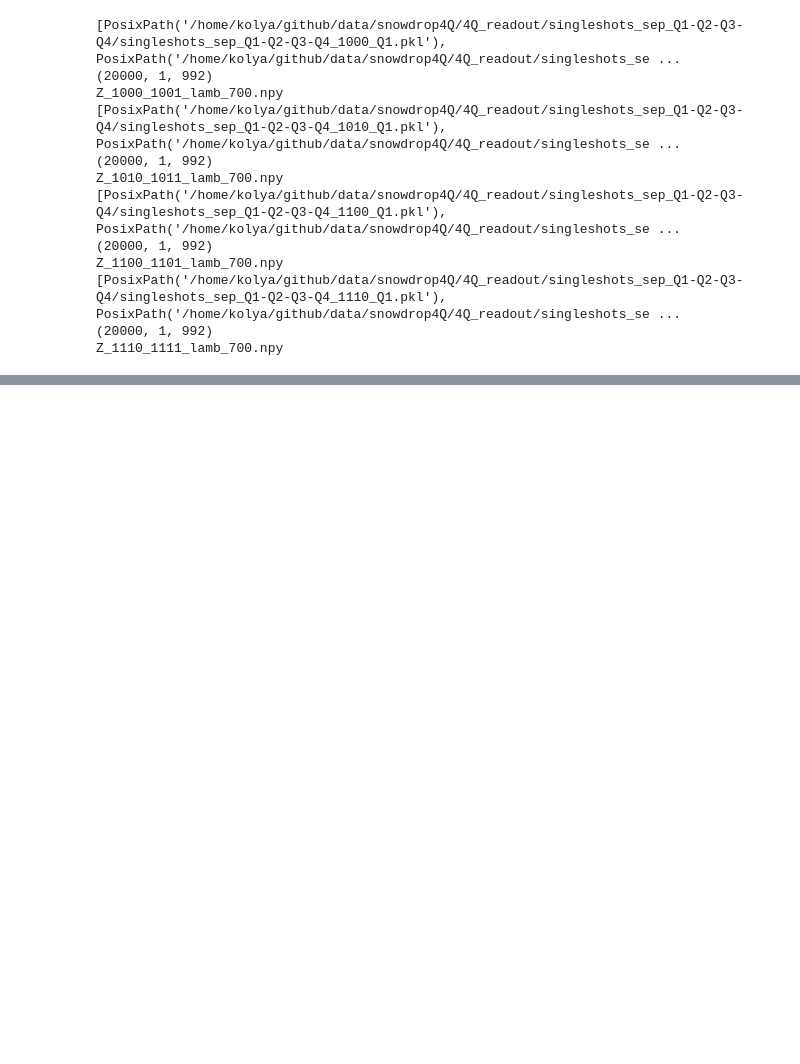
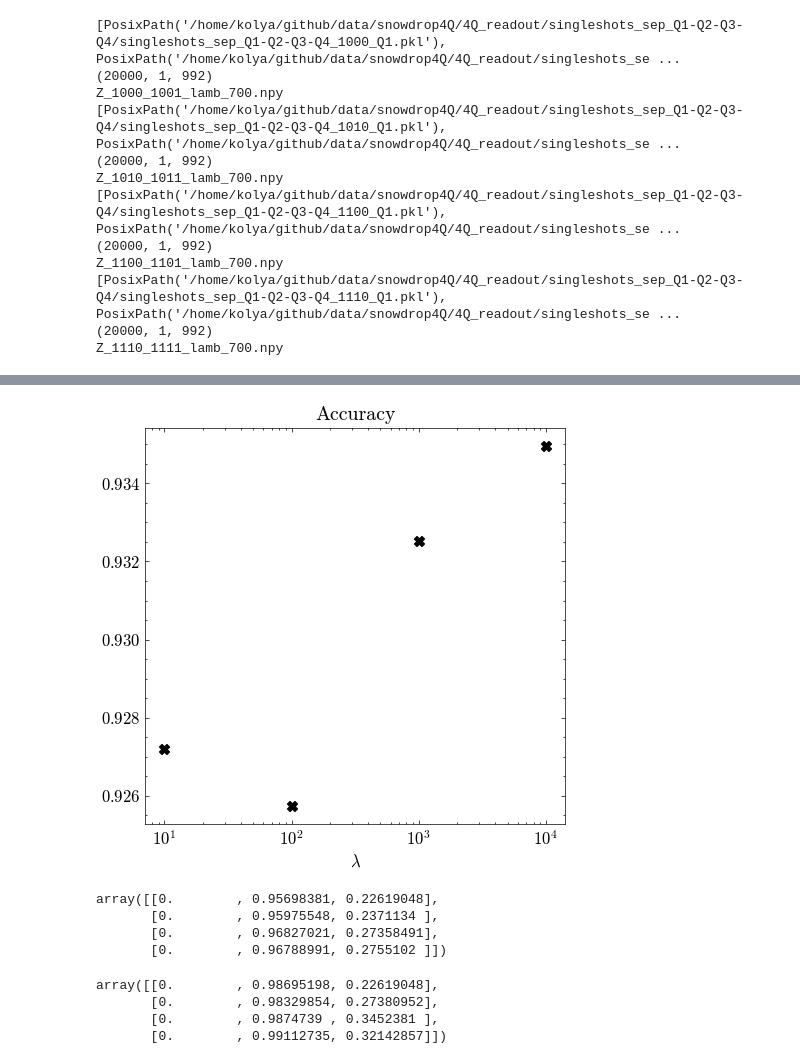
Before and after one commit to ikaryss/readout-experiments, a Jupyter notebook: cluster_utils.ipynb, the cells around one changed output, grey strips where cells are left out. Drawn from its saved outputs; the diff is of its cells as text; code cells hidden in the pictures; blank space fills up the shorter version.

```diff
--- a/cluster_utils.ipynb
+++ b/cluster_utils.ipynb
@@ -212,0 +420,28 @@ Z_1110_1111_lamb_700.npy
+# %%
+def calculate_accuracy(confusion_matrix):
+    """
+    Calculate the accuracy from a confusion matrix.
+    """
+    return np.trace(confusion_matrix) / np.sum(confusion_matrix)
+
+def calculate_precision(confusion_matrix):
+    """
+    Calculate precision for each class from a confusion matrix.
+    Handles cases where a class has no predictions (division by zero).
+    """
+    with np.errstate(divide='ignore', invalid='ignore'):
+        precision = np.diag(confusion_matrix) / np.sum(confusion_matrix, axis=0)
+        precision[np.isnan(precision)] = 0  # Set precision to 0 for missing predicted classes
+    return precision
+
+def calculate_recall(confusion_matrix):
+    """
+    Calculate recall for each class from a confusion matrix.
+    Handles cases where a class has no true instances (division by zero).
+    """
+    with np.errstate(divide='ignore', invalid='ignore'):
+        recall = np.diag(confusion_matrix) / np.sum(confusion_matrix, axis=1)
+        recall[np.isnan(recall)] = 0  # Set recall to 0 for missing true instances
+    return recall
+# %%
+conf_matrics = [M.get_conf_matrix(synthetic_collection, pred) for pred in [col_10, col_100, col_1000, col_10000]]
@@ -212,0 +453,25 @@ Z_1110_1111_lamb_700.npy
+# %%
+fig, ax = plt.subplots(figsize=(5, 5))
+ax.scatter(lambdas, accs, color="black", marker="X", s=50)
+ax.set_title("Accuracy")
+ax.set_xscale('log')
+ax.set_xlabel("$\lambda$")
+plt.tight_layout()
+# %% [output]
+[figure, added]
+# %%
+precs = np.array([calculate_precision(cnf_mtrx) for cnf_mtrx in conf_matrics])
+precs
+# %% [output]
+array([[0.        , 0.95698381, 0.22619048],
+       [0.        , 0.95975548, 0.2371134 ],
+       [0.        , 0.96827021, 0.27358491],
+       [0.        , 0.96788991, 0.2755102 ]])
+# %%
+recs = np.array([calculate_recall(cnf_mtrx) for cnf_mtrx in conf_matrics])
+recs
+# %% [output]
+array([[0.        , 0.98695198, 0.22619048],
+       [0.        , 0.98329854, 0.27380952],
+       [0.        , 0.9874739 , 0.3452381 ],
+       [0.        , 0.99112735, 0.32142857]])
```
Also changed, not shown: parts of 22 cells of this notebook.
